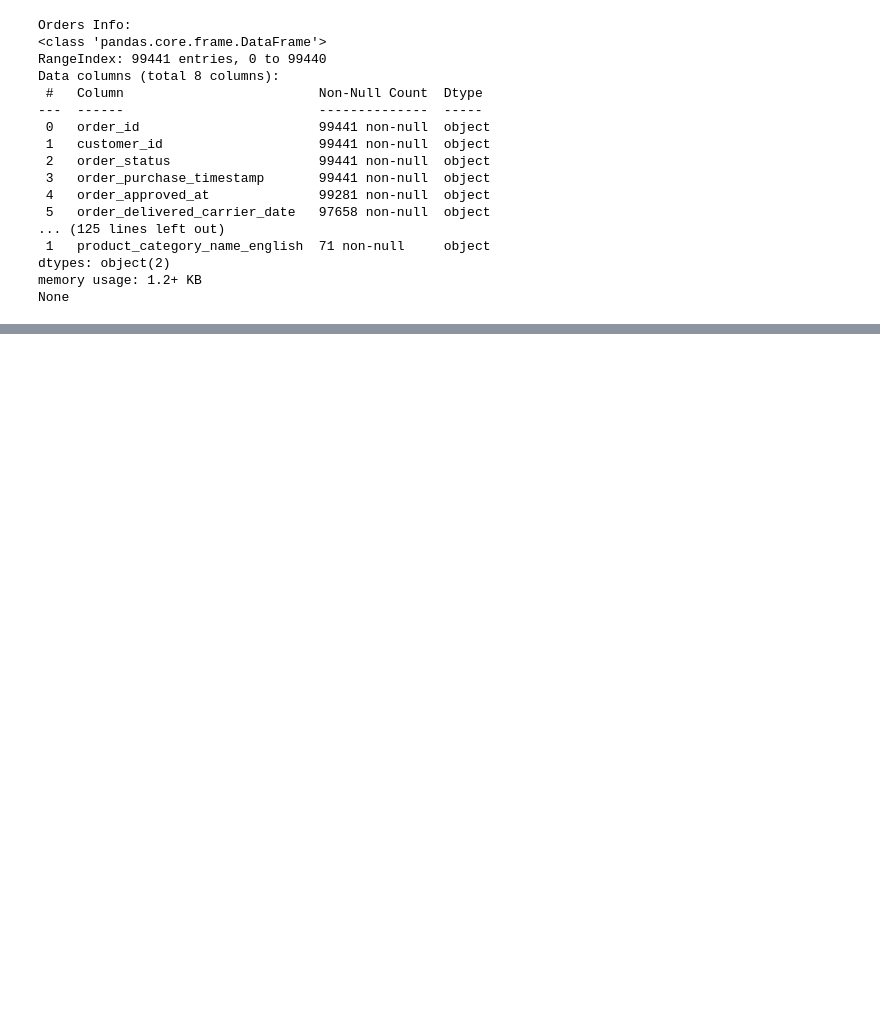
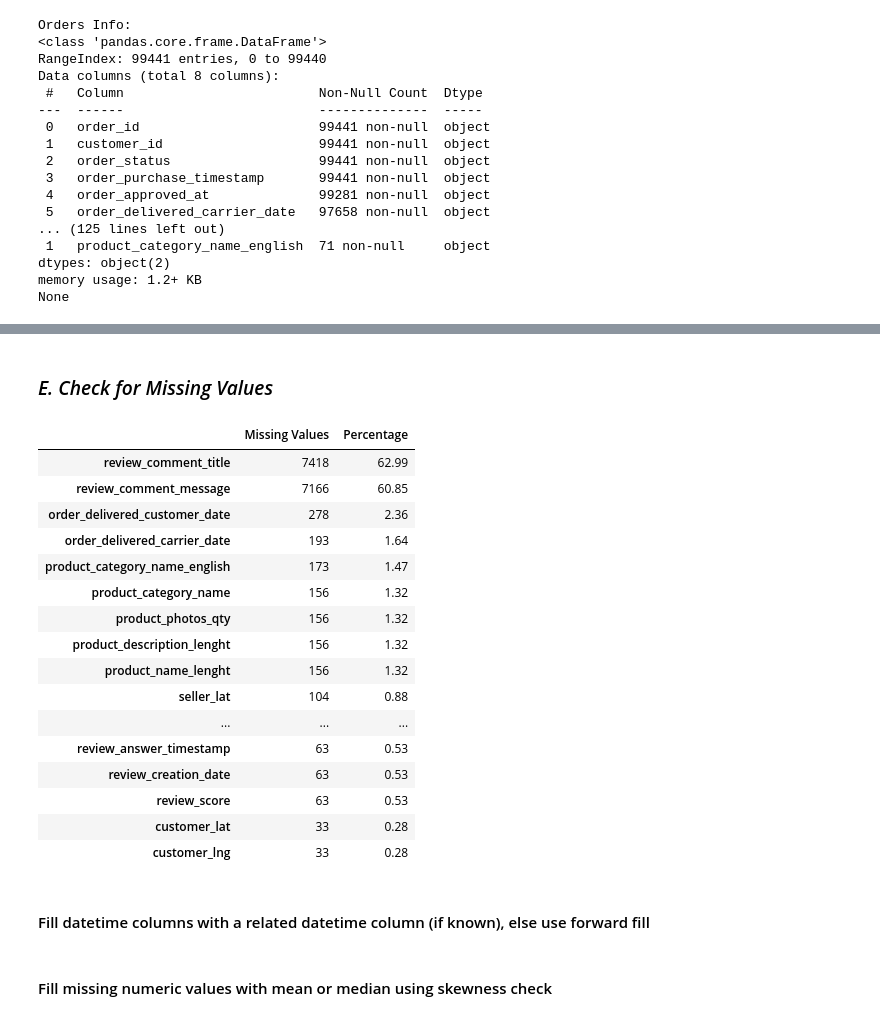
Before and after one commit to ibtj21/DSA2040A_DataMining_Group-6, a Jupyter notebook: notebooks/1_extract_transform.ipynb, the cells around one changed output, grey strips where cells are left out. Saved outputs shown, nothing was run; the diff lists cells and outputs as text; code cells hidden in the pictures; blank space fills up the shorter version.

Commit message:
Completed data transformation-Hana

```diff
--- a/notebooks/1_extract_transform.ipynb
+++ b/notebooks/1_extract_transform.ipynb
@@ -127,0 +175,13 @@ ____
+# %%
+# Orders table
+orders['order_purchase_timestamp'] = pd.to_datetime(orders['order_purchase_timestamp'])
+orders['order_delivered_carrier_date'] = pd.to_datetime(orders['order_delivered_carrier_date'])
+orders['order_delivered_customer_date'] = pd.to_datetime(orders['order_delivered_customer_date'])
+orders['order_estimated_delivery_date'] = pd.to_datetime(orders['order_estimated_delivery_date'])
+
+# Order Items table
+order_items['shipping_limit_date'] = pd.to_datetime(order_items['shipping_limit_date'])
+
+# Reviews table
+reviews['review_creation_date'] = pd.to_datetime(reviews['review_creation_date'])
+reviews['review_answer_timestamp'] = pd.to_datetime(reviews['review_answer_timestamp'])
@@ -127,0 +390,30 @@ ____
+# %% [markdown]
+### *E. Check for Missing Values*
+# %%
+# Percentage of missing values
+missing_percent = (df.isnull().mean() * 100).round(2)
+missing_summary = pd.DataFrame({
+    'Missing Values': df.isnull().sum(),
+    'Percentage': missing_percent
+})
+missing_summary = missing_summary[missing_summary['Missing Values'] > 0].sort_values(by='Missing Values', ascending=False)
+
+missing_summary
+# %% [output]
+|  | Missing Values | Percentage |
+| review_comment_title | 7418 | 62.99 |
+| review_comment_message | 7166 | 60.85 |
+| order_delivered_customer_date | 278 | 2.36 |
+| order_delivered_carrier_date | 193 | 1.64 |
+| product_category_name_english | 173 | 1.47 |
+| product_category_name | 156 | 1.32 |
+| product_photos_qty | 156 | 1.32 |
+| product_description_lenght | 156 | 1.32 |
+| product_name_lenght | 156 | 1.32 |
+| seller_lat | 104 | 0.88 |
+| ... | ... | ... |
+| review_answer_timestamp | 63 | 0.53 |
+| review_creation_date | 63 | 0.53 |
+| review_score | 63 | 0.53 |
+| customer_lat | 33 | 0.28 |
+| customer_lng | 33 | 0.28 |
@@ -127,0 +424,2 @@ ____
+# %% [markdown]
+#### Fill datetime columns with a related datetime column (if known), else use forward fill
@@ -127,0 +440,2 @@ ____
+# %% [markdown]
+#### Fill missing numeric values with mean or median using skewness check
```
Also changed, not shown: parts of 54 cells of this notebook.
